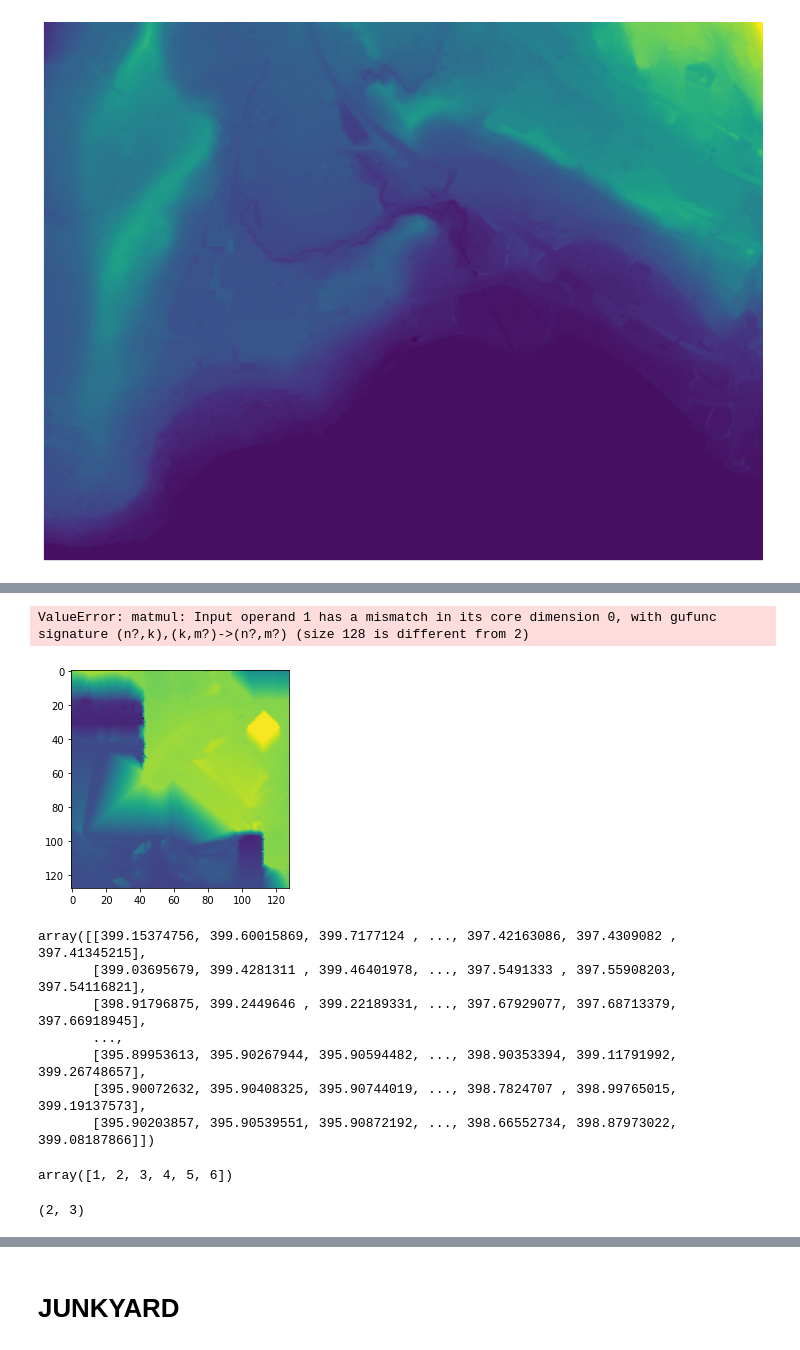
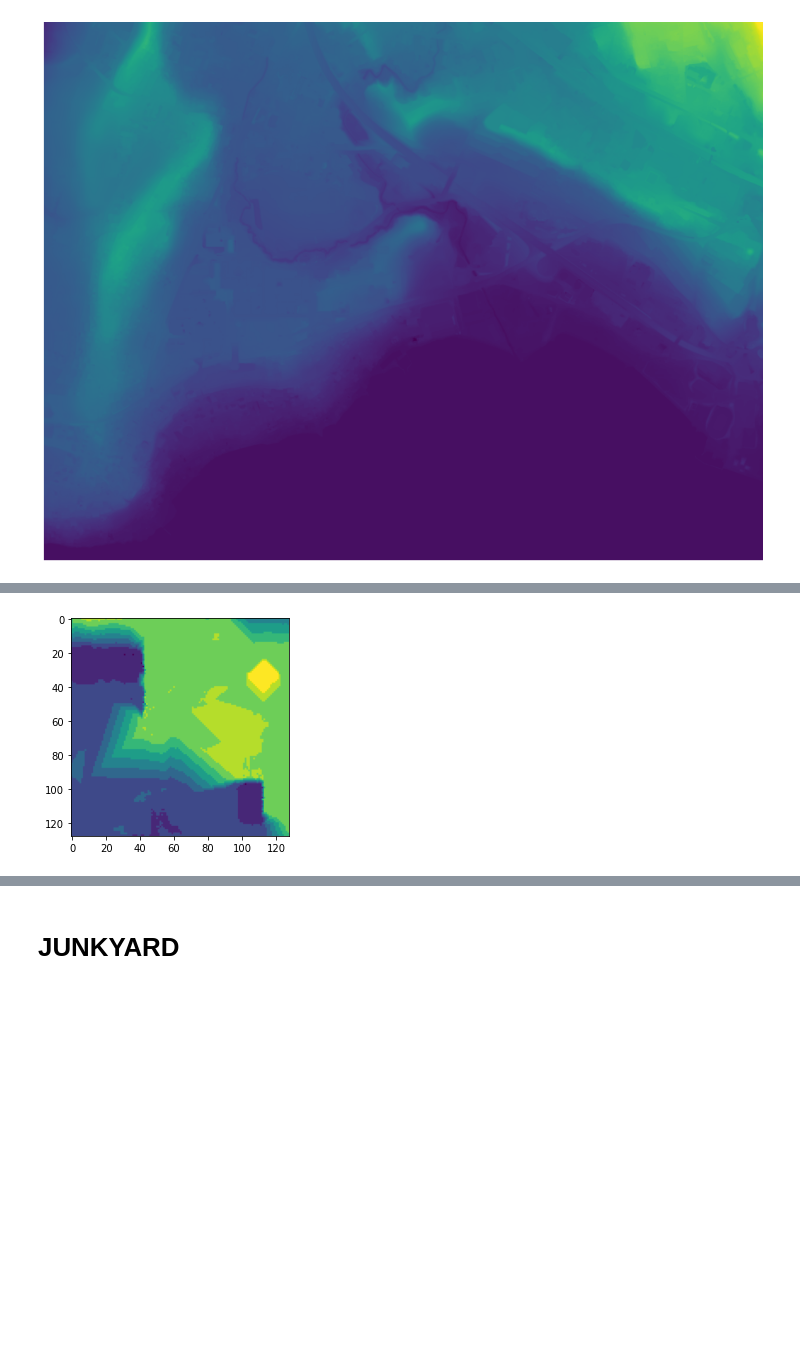
Before and after one commit to DavidResin/polycraft, a Jupyter notebook: heightmap/heightmap.ipynb, the cells around one changed output, grey strips where cells are left out. Cells and saved outputs as stored; diff of their text form; code cells hidden in the pictures; blank space fills up the shorter version.

```diff
--- a/heightmap/heightmap.ipynb
+++ b/heightmap/heightmap.ipynb
@@ -182,7 +182,13 @@ def gen_heightmap(rasters, m2c, c2m, v2y, xMap, zMap):
         z = fix - zS - 1
         ret[:, z] = (ret[:, z + 1] + ret[:, z - 1]) / 2
 
-    return ret.T
+    coords = np.array(list(product(range(128), range(128)))).T
+    retF = np.array(ret.flatten())
+    matrix = np.c_[retF.T, np.ones((retF.shape[0]))].T
+    matrix = np.matmul(v2y, matrix)
+    ret[tuple(coords)] = matrix[0]
+
+    return np.around(ret).T.astype(int)
 # %%
 x0, z0 =  -170, -196
 x1, z1 = -1144,  284
@@ -227,32 +220,6 @@ Gotta check inclusiveness of raster boundaries
-# %%
-a = temp
-b = np.ones(temp.shape)
-c = np.dstack((a, b))
-
-np.matmul(v2y, c)
-# %% [output]
-ValueError: matmul: Input operand 1 has a mismatch in its core dimension 0, with gufunc signature (n?,k),(k,m?)->(n?,m?) (size 128 is different from 2)
 # %%
-temp = gen_heightmap(rasters, m2c, c2m, v2y, -6, 0)
-plt.imshow(temp)
+arr = gen_heightmap(rasters, m2c, c2m, v2y, -6, 0)
+plt.imshow(arr)
 plt.show()
-temp
 # %% [output]
-[figure, old version]
+[figure, new version]
-array([[399.15374756, 399.60015869, 399.7177124 , ..., 397.42163086, 397.4309082 , 397.41345215],
-       [399.03695679, 399.4281311 , 399.46401978, ..., 397.5491333 , 397.55908203, 397.54116821],
-       [398.91796875, 399.2449646 , 399.22189331, ..., 397.67929077, 397.68713379, 397.66918945],
-       ...,
-       [395.89953613, 395.90267944, 395.90594482, ..., 398.90353394, 399.11791992, 399.26748657],
-       [395.90072632, 395.90408325, 395.90744019, ..., 398.7824707 , 398.99765015, 399.19137573],
-       [395.90203857, 395.90539551, 395.90872192, ..., 398.66552734, 398.87973022, 399.08187866]])
-# %%
-x = np.array([
-    [1, 2, 3],
-    [4, 5, 6]
-])
-
-xf = np.array(x.flatten())
-xf
-# %% [output]
-array([1, 2, 3, 4, 5, 6])
@@ -261,5 +225,0 @@ ret = np.zeros(x.shape)
-# %%
-h, w = x.shape
-h, w
-# %% [output]
-(2, 3)
```
Also changed, not shown: parts of 28 cells of this notebook.
